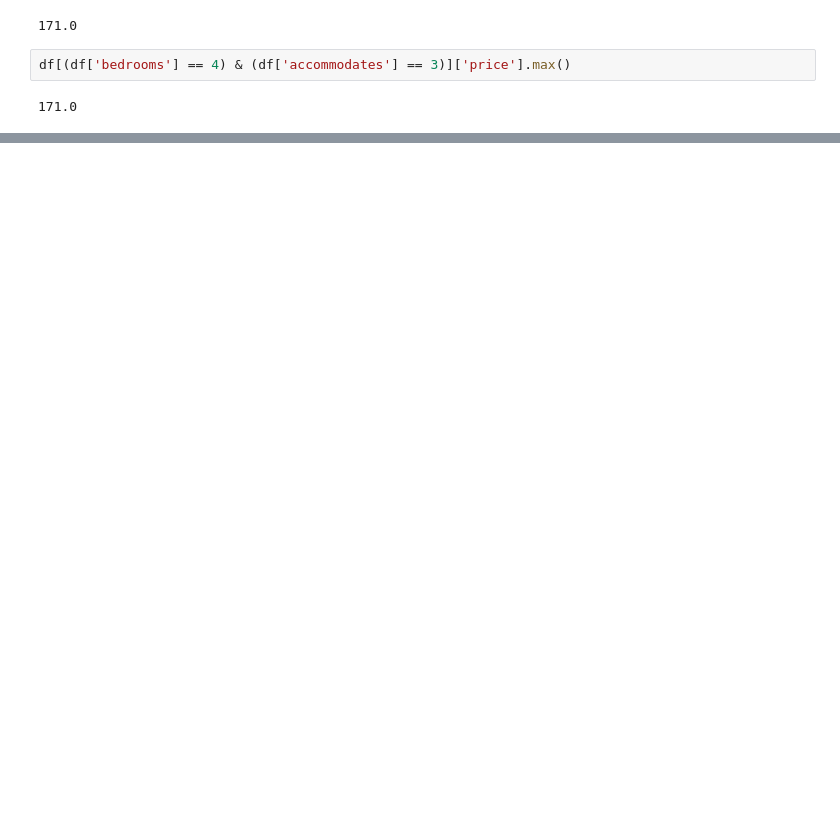
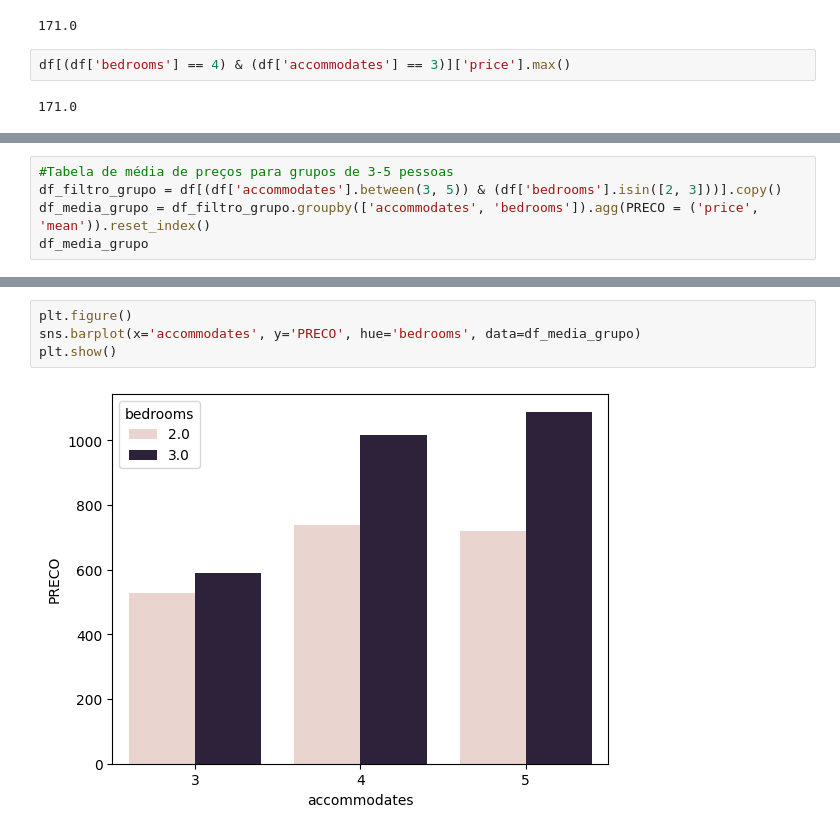
Before and after one commit to xcl-esc/Analise_Airbnb, a Jupyter notebook: analise_descritiva.ipynb, the cells around one changed output, grey strips where cells are left out. Cells and saved outputs as stored; diff of their text form; blank space fills up the shorter version.

```diff
--- a/analise_descritiva.ipynb
+++ b/analise_descritiva.ipynb
@@ -192,0 +238,5 @@ df[(df['bedrooms'] == 4) & (df['accommodates'] == 3)]['price'].max()
+# %%
+#Tabela de média de preços para grupos de 3-5 pessoas
+df_filtro_grupo = df[(df['accommodates'].between(3, 5)) & (df['bedrooms'].isin([2, 3]))].copy()
+df_media_grupo = df_filtro_grupo.groupby(['accommodates', 'bedrooms']).agg(PRECO = ('price', 'mean')).reset_index()
+df_media_grupo
@@ -192,0 +251,6 @@ df[(df['bedrooms'] == 4) & (df['accommodates'] == 3)]['price'].max()
+# %%
+plt.figure()
+sns.barplot(x='accommodates', y='PRECO', hue='bedrooms', data=df_media_grupo)
+plt.show()
+# %% [output]
+[figure, added]
```
Also changed, not shown: parts of 18 cells of this notebook.
